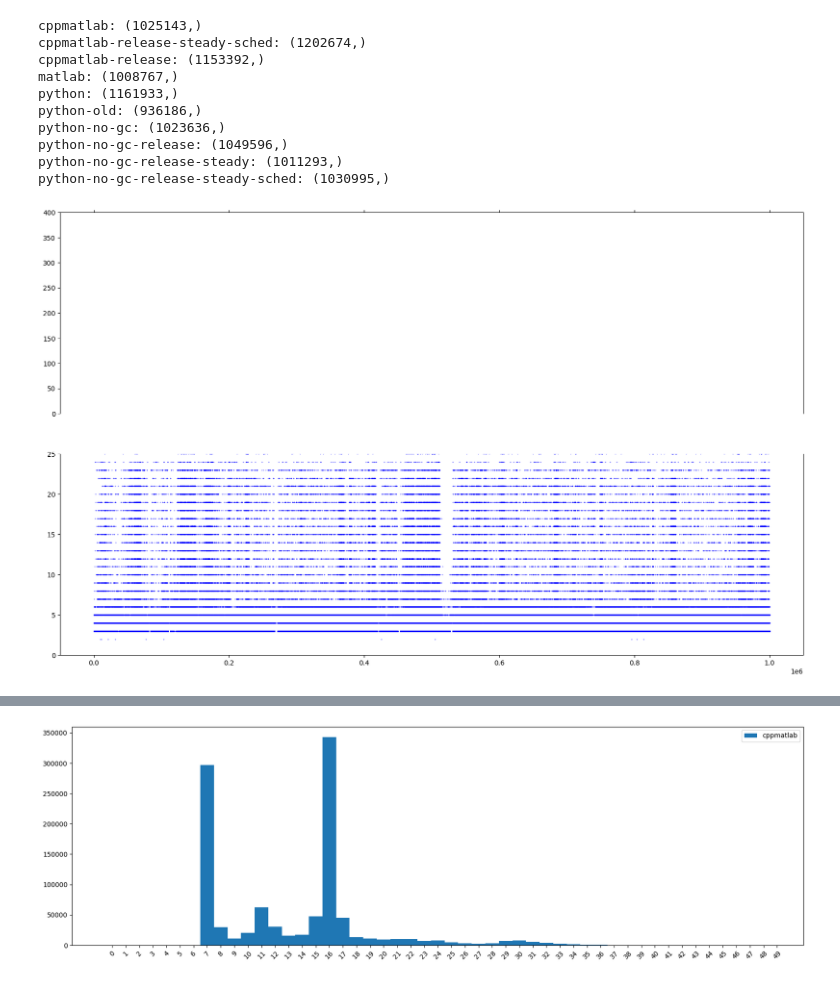
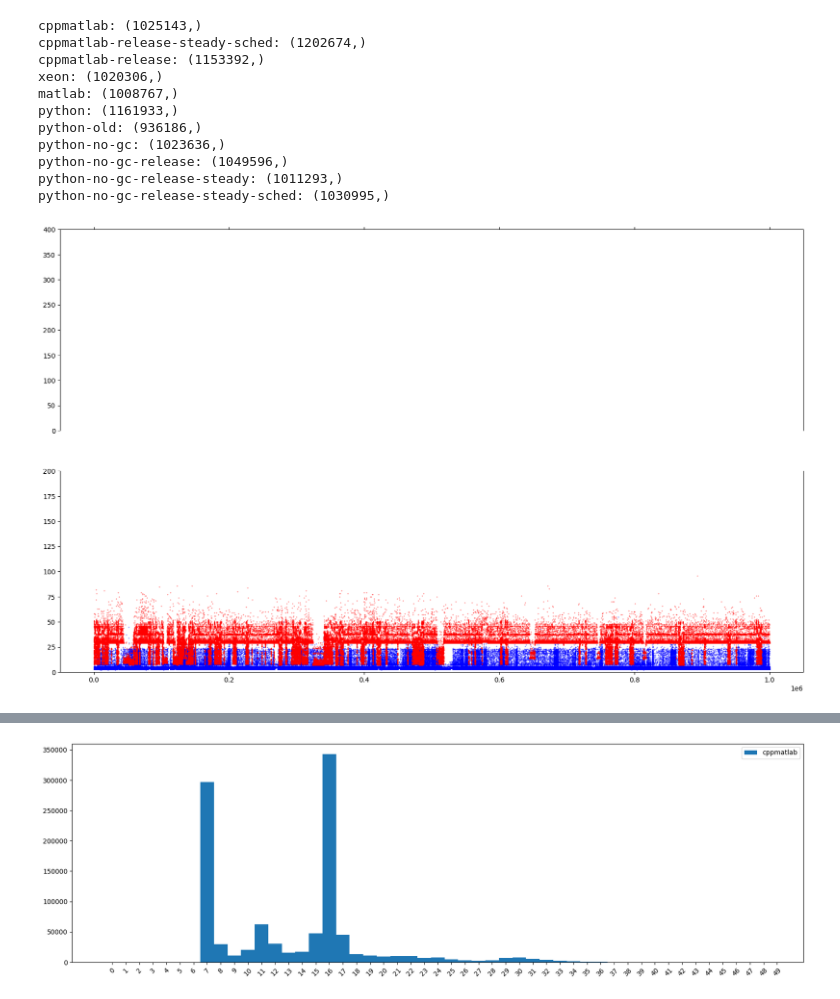
Before and after one commit to Alqio/realtime, a Jupyter notebook: hotswap_durations.ipynb, the cells around one changed output, grey strips where cells are left out. Cells and saved outputs as stored; diff of their text form; code cells hidden in the pictures.

```diff
--- a/hotswap_durations.ipynb
+++ b/hotswap_durations.ipynb
@@ -3,12 +3,13 @@ import numpy as np
 import matplotlib.pyplot as plt
 import pandas as pd
 # %%
-base_path = "/home/alqio/workspace/mtms/ros2_ws/src/data/"
+base_path = "/home/alqio/data/data/"
 
 data_paths = {
     "cppmatlab": "durations-cppmatlab.dat",
     "cppmatlab-release-steady-sched": "durations-cppmatlab-release-steady-sched.dat",
     "cppmatlab-release": "durations-cppmatlab-release.dat",
+    "xeon": "durations-xeon-peak-cpp.data",
     #"cppmatlab-release-after-process": "durations-cppmatlab-release-after-process.dat",
     #"python-release-after-process": "durations-python-release-after-process.dat",
     "matlab": "durations-matlab.dat",
@@ -29,6 +30,7 @@ for key, path in data_paths.items():
 cppmatlab: (1025143,)
 cppmatlab-release-steady-sched: (1202674,)
 cppmatlab-release: (1153392,)
+xeon: (1020306,)
 matlab: (1008767,)
 python: (1161933,)
 python-old: (936186,)
@@ -39,29 +41,30 @@ python-no-gc-release-steady-sched: (1030995,)
 # %%
 f, (ax1, ax2) = plt.subplots(2, 1, sharex=True)
 f.set_figwidth(20)
 f.set_figheight(12)
 
 start = 0
 max_len = 1000000
 x = range(start, max_len)
 
 #ax1.scatter(x, datas["matlab"][:max_len], s=0.1, c='red')
 #ax2.scatter(x, datas["cppmatlab-release-after-process"][start:max_len], s=0.1, c='blue')
 #ax2.scatter(x, datas["cppmatlab-release-steady-sched"][:max_len], s=0.1, c='red')
 ax2.scatter(x, datas["cppmatlab-release"][start:max_len], s=0.1, c='blue')
+ax2.scatter(x, datas["xeon"][start:max_len], s=0.1, c='red')
 #ax2.scatter(x, datas["python-old"][:max_len], s=0.1, c='#2a87a1')
 
 ax1.set_ylim(0, 400)  # outliers only
-ax2.set_ylim(0, 25)  # most of the data
+ax2.set_ylim(0, 200)  # most of the data
 
 # hide the spines between ax and ax2
 ax1.spines['bottom'].set_visible(False)
 ax2.spines['top'].set_visible(False)
 ax1.xaxis.tick_top()
 ax1.tick_params(labeltop=False)  # don't put tick labels at the top
 ax2.xaxis.tick_bottom()
 # %% [output]
-[figure, old version]
+[figure, new version]
 # %%
 bin_width = 1
 # number_of_bins = 50
```
Also changed, not shown: parts of 2 cells of this notebook, 1 other file.
